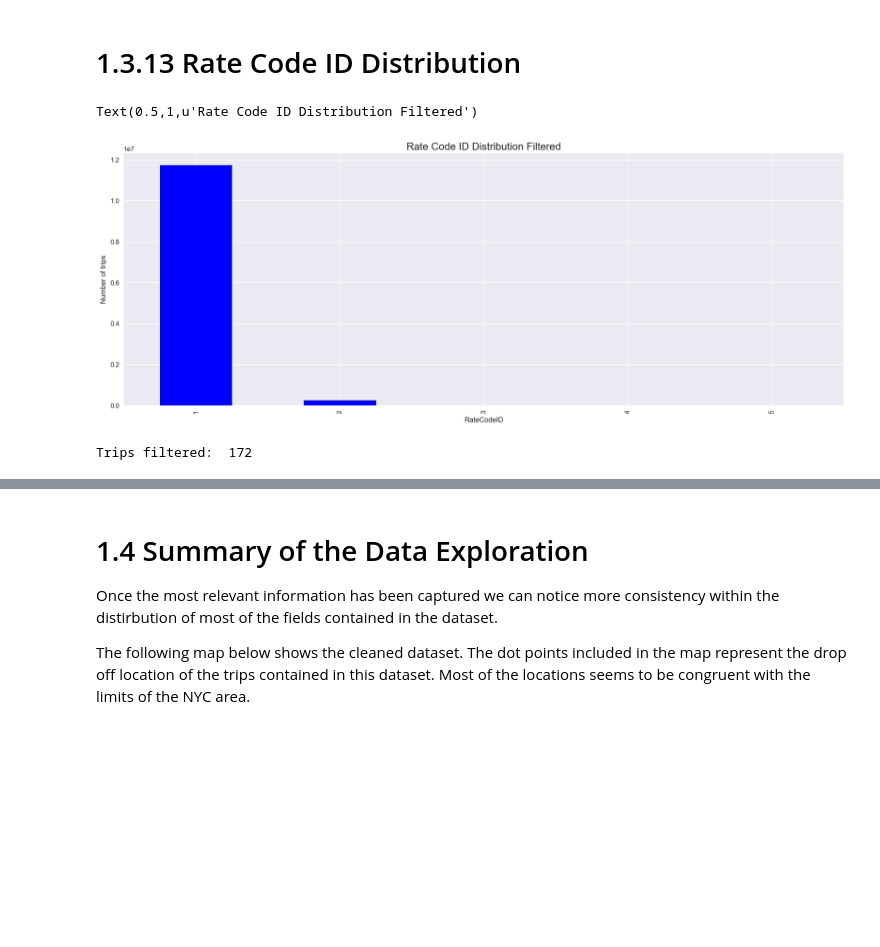
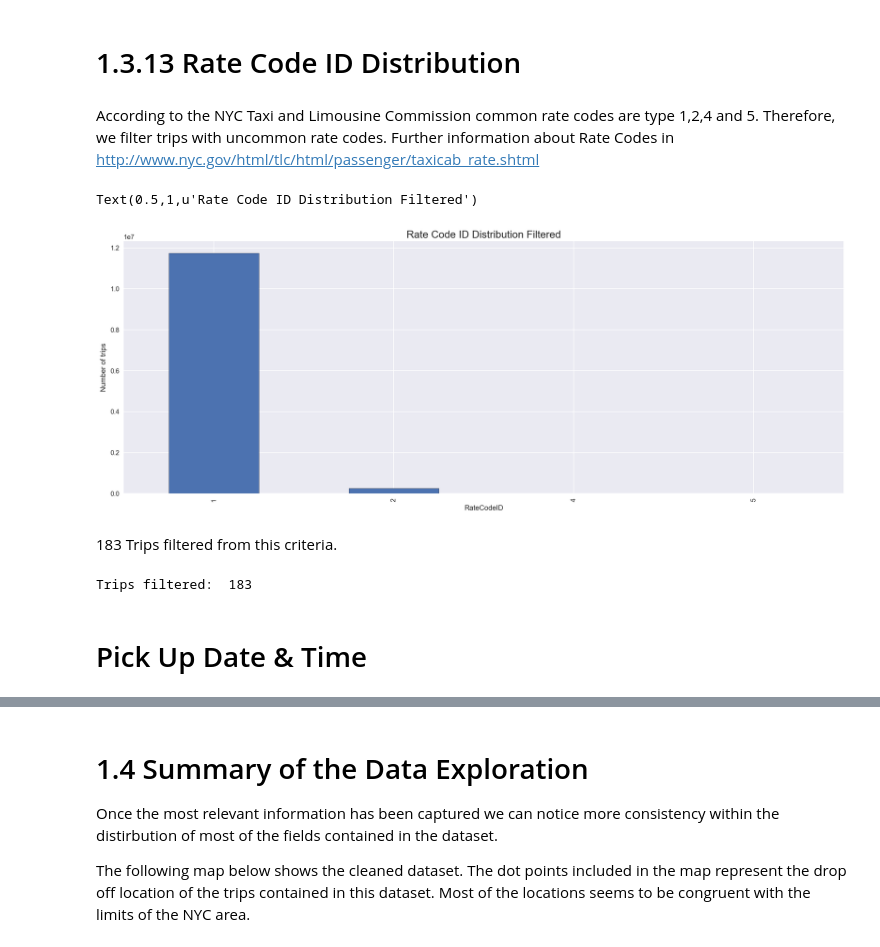
Before and after one commit to Riccocez/NYC-Taxi-Tips, a Jupyter notebook: 1. Analysis & Planning Stage.ipynb, the cells around one changed output, grey strips where cells are left out. Saved outputs shown, nothing was run; the diff lists cells and outputs as text; code cells hidden in the pictures; blank space fills up the shorter version.

```diff
--- a/1. Analysis & Planning Stage.ipynb
+++ b/1. Analysis & Planning Stage.ipynb
@@ -390,16 +390,22 @@ print 'Trips filtered: ', len(picklat_data) - len(amount_data)
 Trips filtered:  25
 # %% [markdown]
 # 1.3.13 Rate Code ID Distribution
+# %% [markdown]
+According to the NYC Taxi and Limousine Commission common rate codes are type 1,2,4 and 5. Therefore, we filter trips with uncommon rate codes. Further information about Rate Codes in http://www.nyc.gov/html/tlc/html/passenger/taxicab_rate.shtml
 # %%
-rateid_data = amount_data.loc[(amount_data.RateCodeID >= 1 )  & (amount_data.RateCodeID <= 5)]
+rateid_data = amount_data.loc[(amount_data.RateCodeID >= 1 ) & (amount_data.RateCodeID != 3 ) & (amount_data.RateCodeID <= 5)]
 pickuplat_filtered = rateid_data.groupby(['RateCodeID']).size().plot(figsize = (20,7), kind='bar')
 
 plt.ylabel('Number of trips')
 plt.title('Rate Code ID Distribution Filtered', fontsize = 16)
 # %% [output]
 Text(0.5,1,u'Rate Code ID Distribution Filtered')
-[figure, old version]
+[figure, new version]
+# %% [markdown]
+183 Trips filtered from this criteria.
 # %%
 print 'Trips filtered: ', len(amount_data) - len(rateid_data)
 # %% [output]
-Trips filtered:  172
+Trips filtered:  183
+# %% [markdown]
+# Pick Up Date & Time
```
Also changed, not shown: parts of 12 cells of this notebook, 1 other file.
